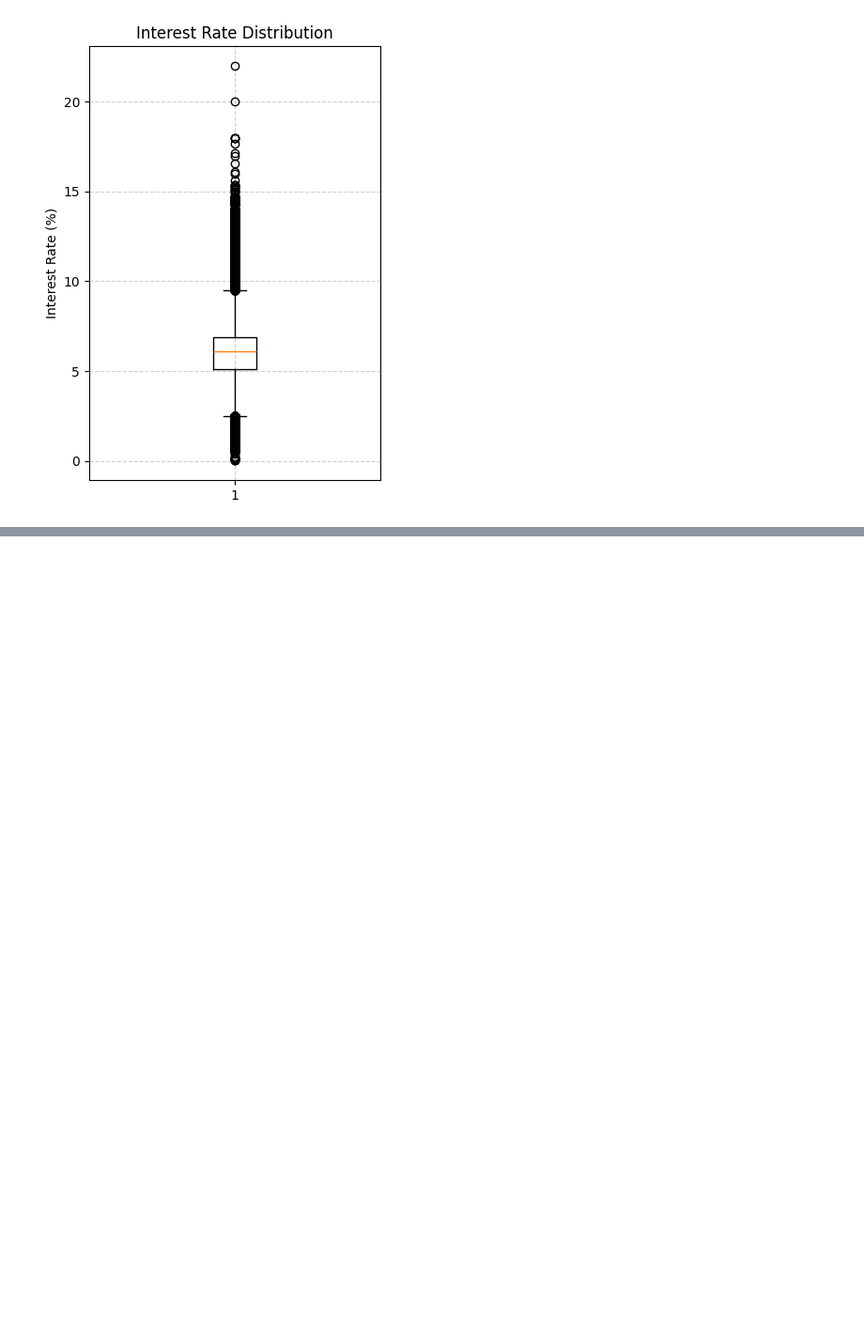
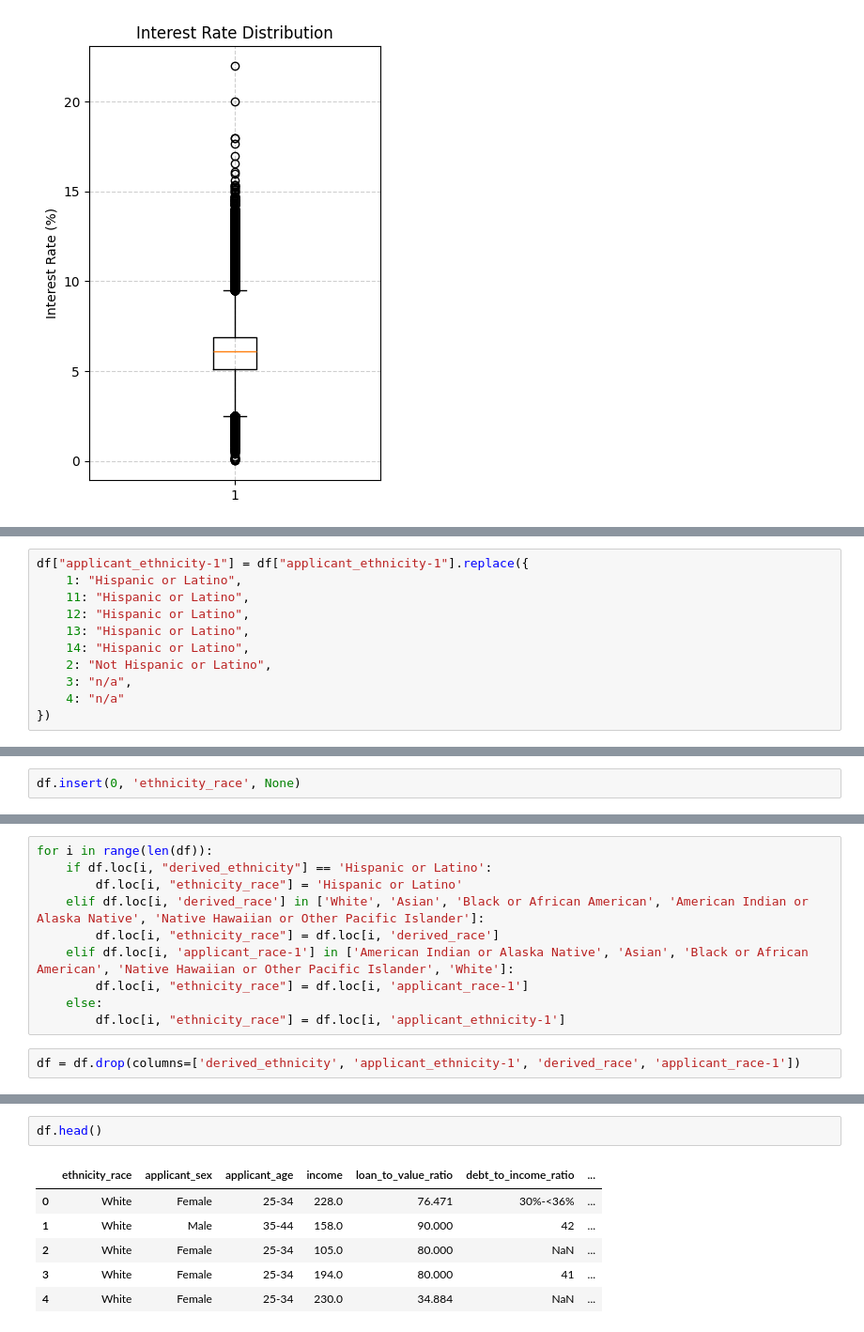
Before and after one commit to wilsonkchung/HMDA-nationwide-sociodemographic-disparities-in-mortgage-interest-rates, a Jupyter notebook: Step3/3A_advanced_EDA.ipynb, the cells around one changed output, grey strips where cells are left out. Shown at 94% size. Drawn from its saved outputs; the diff is of its cells as text; blank space fills up the shorter version.

```diff
--- a/Step3/3A_advanced_EDA.ipynb
+++ b/Step3/3A_advanced_EDA.ipynb
@@ -73,0 +219,11 @@ plt.show()
+# %%
+df["applicant_ethnicity-1"] = df["applicant_ethnicity-1"].replace({
+    1: "Hispanic or Latino",
+    11: "Hispanic or Latino",
+    12: "Hispanic or Latino",
+    13: "Hispanic or Latino",
+    14: "Hispanic or Latino",
+    2: "Not Hispanic or Latino",
+    3: "n/a",
+    4: "n/a"
+})
@@ -73,0 +235,2 @@ plt.show()
+# %%
+df.insert(0, 'ethnicity_race', None)
@@ -73,0 +246,12 @@ plt.show()
+# %%
+for i in range(len(df)):
+    if df.loc[i, "derived_ethnicity"] == 'Hispanic or Latino':
+        df.loc[i, "ethnicity_race"] = 'Hispanic or Latino'
+    elif df.loc[i, 'derived_race'] in ['White', 'Asian', 'Black or African American', 'American Indian or Alaska Native', 'Native Hawaiian or Other Pacific Islander']:
+        df.loc[i, "ethnicity_race"] = df.loc[i, 'derived_race']
+    elif df.loc[i, 'applicant_race-1'] in ['American Indian or Alaska Native', 'Asian', 'Black or African American', 'Native Hawaiian or Other Pacific Islander', 'White']:
+        df.loc[i, "ethnicity_race"] = df.loc[i, 'applicant_race-1']
+    else:
+        df.loc[i, "ethnicity_race"] = df.loc[i, 'applicant_ethnicity-1']
+# %%
+df = df.drop(columns=['derived_ethnicity', 'applicant_ethnicity-1', 'derived_race', 'applicant_race-1'])
@@ -73,0 +277,9 @@ plt.show()
+# %%
+df.head()
+# %% [output]
+|  | ethnicity_race | applicant_sex | applicant_age | income | loan_to_value_ratio | debt_to_income_ratio | ... |
+| 0 | White | Female | 25-34 | 228.0 | 76.471 | 30%-<36% | ... |
+| 1 | White | Male | 35-44 | 158.0 | 90.000 | 42 | ... |
+| 2 | White | Female | 25-34 | 105.0 | 80.000 | NaN | ... |
+| 3 | White | Female | 25-34 | 194.0 | 80.000 | 41 | ... |
+| 4 | White | Female | 25-34 | 230.0 | 34.884 | NaN | ... |
```
Also changed, not shown: parts of 39 cells of this notebook.
